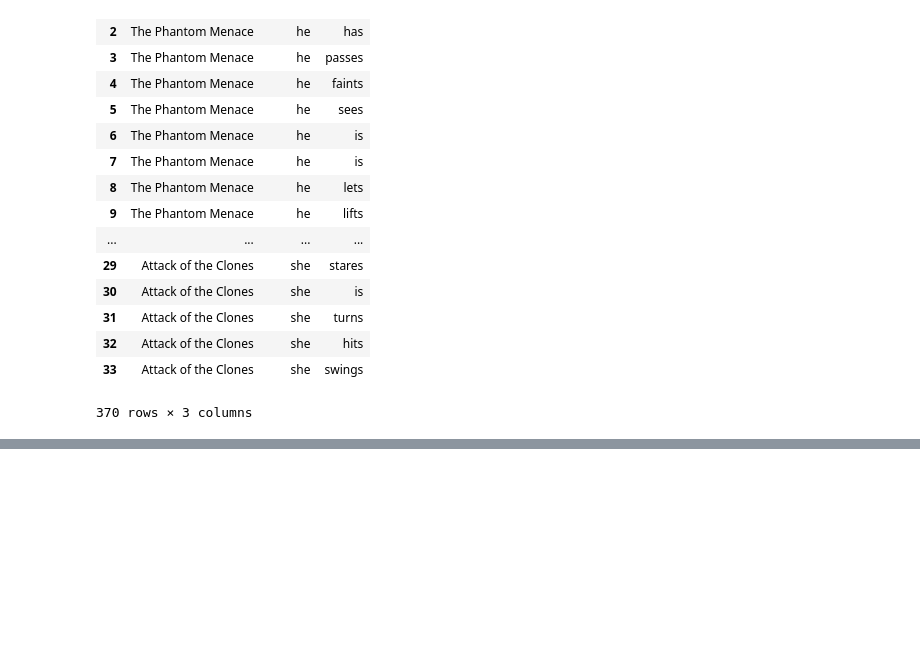
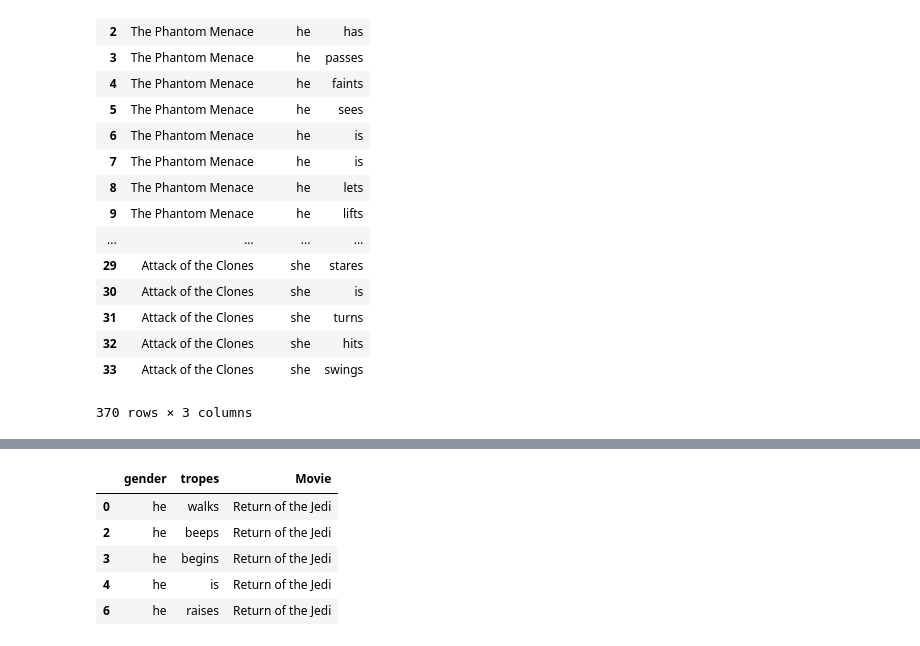
Before and after one commit to JulienAssouline/data-studios-projects, a Jupyter notebook: code/Star_Wars_project/Star Wars tropes.ipynb, the cells around one changed output, grey strips where cells are left out. Cells and saved outputs as stored; diff of their text form; code cells hidden in the pictures; blank space fills up the shorter version.

```diff
--- a/code/Star_Wars_project/Star Wars tropes.ipynb
+++ b/code/Star_Wars_project/Star Wars tropes.ipynb
@@ -827,0 +898,21 @@ Star_Wars_tropes
+# %%
+Return_tropes["male"] = Return_tropes["male"].str.strip()
+Return_tropes["female"] = Return_tropes["female"].str.strip()
+Return_tropes_he = Return_tropes["male"].str.split(" ",1, expand = True)
+Return_tropes_he.columns = ["gender", "tropes"]
+Return_tropes_he = Return_tropes_he.dropna()
+Return_tropes_she = Return_tropes["female"].str.split(" ",1,expand = True)
+Return_tropes_she.columns = ["gender", "tropes"]
+Return_tropes_she = Return_tropes_she.dropna()
+Return_tropes_finished = Return_tropes_he.append(Return_tropes_she)
+# %%
+Return_tropes_finished["Movie"] = "Return of the Jedi"
+# %%
+Return_tropes_finished.head()
+# %% [output]
+|  | gender | tropes | Movie |
+| 0 | he | walks | Return of the Jedi |
+| 2 | he | beeps | Return of the Jedi |
+| 3 | he | begins | Return of the Jedi |
+| 4 | he | is | Return of the Jedi |
+| 6 | he | raises | Return of the Jedi |
```
Also changed, not shown: parts of 24 cells of this notebook, 6 other files.
